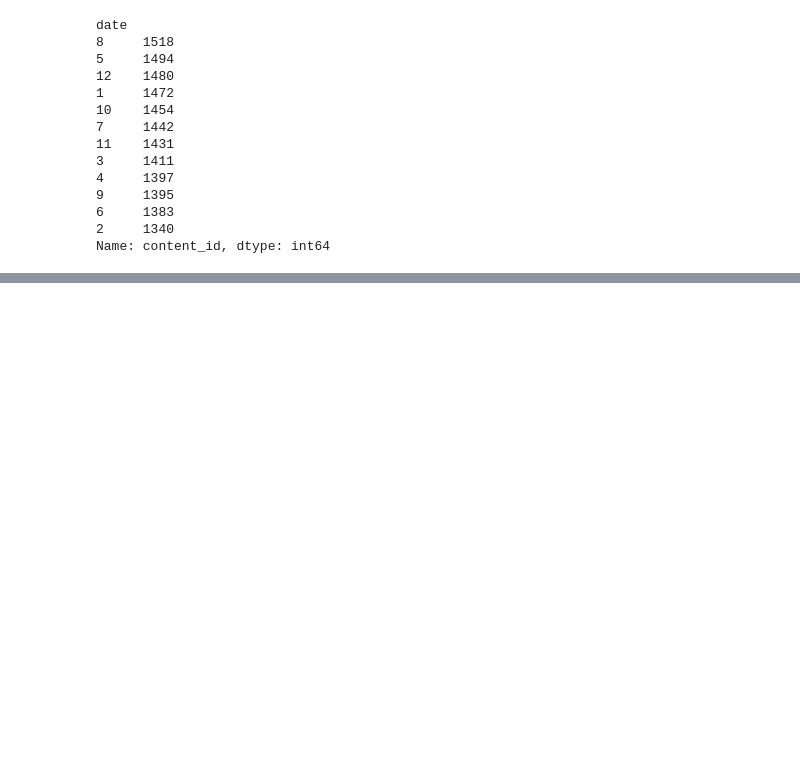
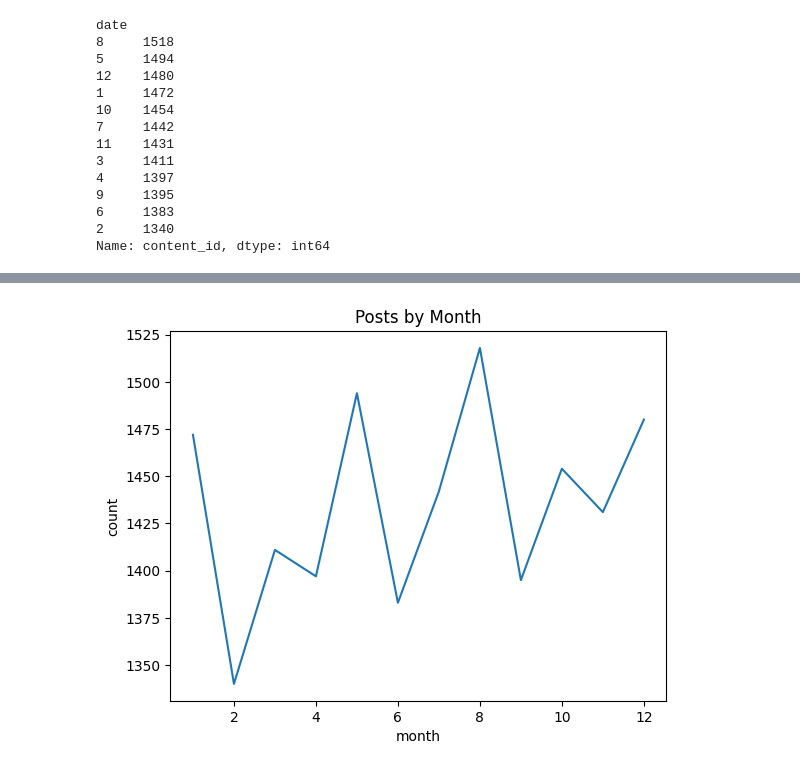
Before and after one commit to sarah-zhan/accenture_project1, a Jupyter notebook: main.ipynb, the cells around one changed output, grey strips where cells are left out. Cells and saved outputs as stored; diff of their text form; code cells hidden in the pictures; blank space fills up the shorter version.

Commit message:
plot the posts by month graph

```diff
--- a/main.ipynb
+++ b/main.ipynb
@@ -286,3 +294,6 @@ date
 6     1383
 2     1340
 Name: content_id, dtype: int64
+# %%
+grouped_posts = pd.DataFrame(grouped_posts)
+grouped_posts
@@ -288,0 +314,9 @@ Name: content_id, dtype: int64
+# %%
+# plot the graph
+sns.lineplot(data=grouped_posts, x="date", y="content_id")
+plt.xlabel("month")
+plt.ylabel("count")
+plt.title("Posts by Month")
+plt.show()
+# %% [output]
+[figure, added]
```
Also changed, not shown: parts of 2 cells of this notebook, 1 other file.
